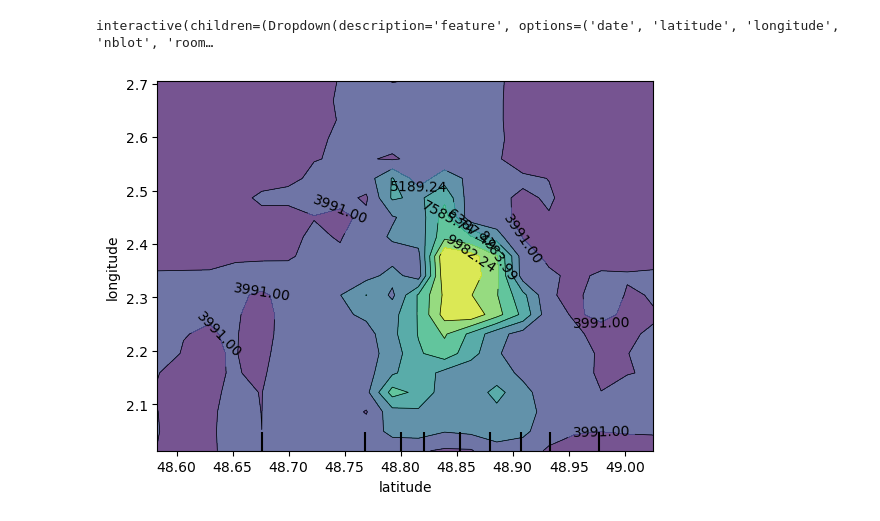
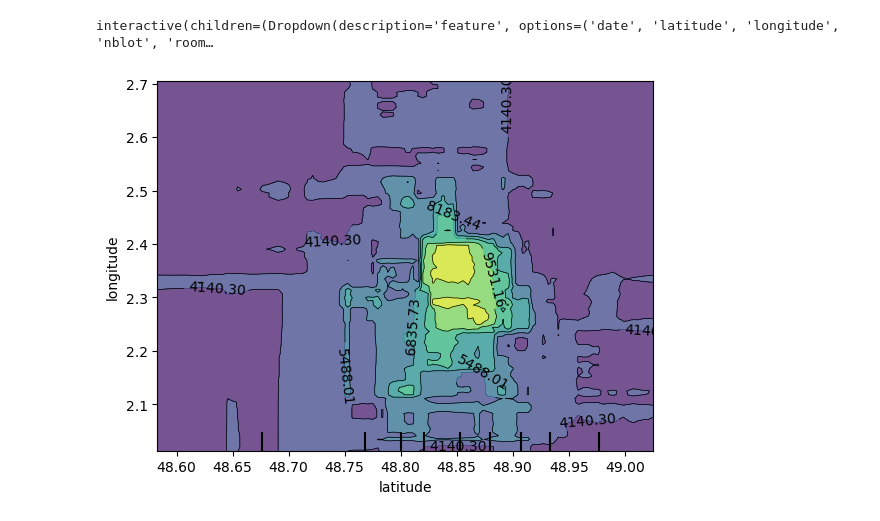
Before and after one commit to alexis-violeau/Augmented-Proposal---Challenge-Eleven, a Jupyter notebook: notebook_test.ipynb, the cells around one changed output. Drawn from its saved outputs; the diff is of its cells as text; code cells hidden in the pictures.

```diff
--- a/notebook_test.ipynb
+++ b/notebook_test.ipynb
@@ -114,14 +114,14 @@ interactive(children=(Dropdown(description='feature', options=('date', 'latitude
 # %%
 from sklearn.inspection import PartialDependenceDisplay
 
 display = PartialDependenceDisplay.from_estimator(
     gb,
     X_train,
     [('latitude','longitude')],
     kind="average",
     n_jobs=2,
-    grid_resolution=20,
+    grid_resolution=100,
 )
 plt.show()
 # %% [output]
-[figure, old version]
+[figure, new version]
```
Also changed, not shown: 1 other file.
